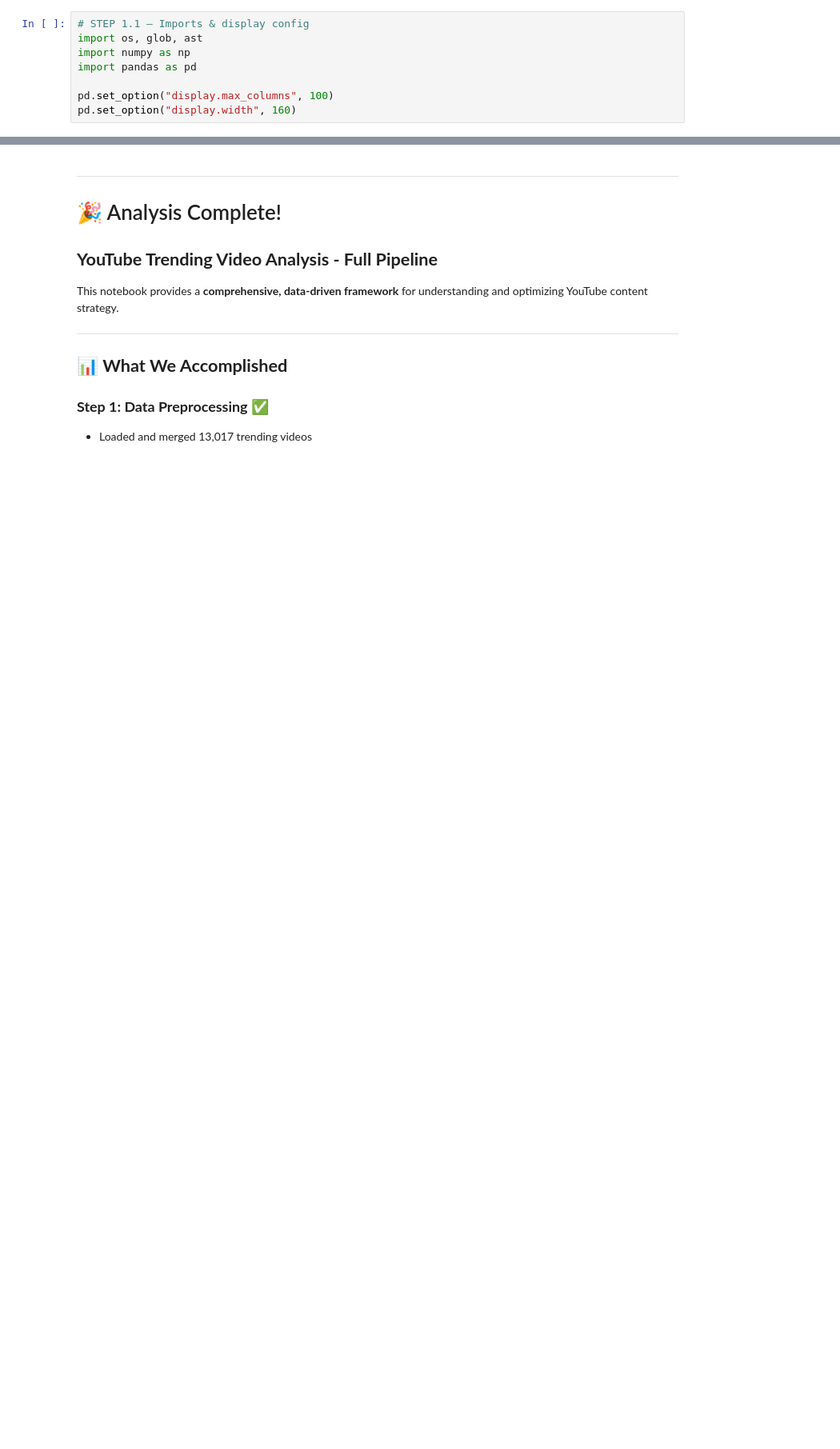
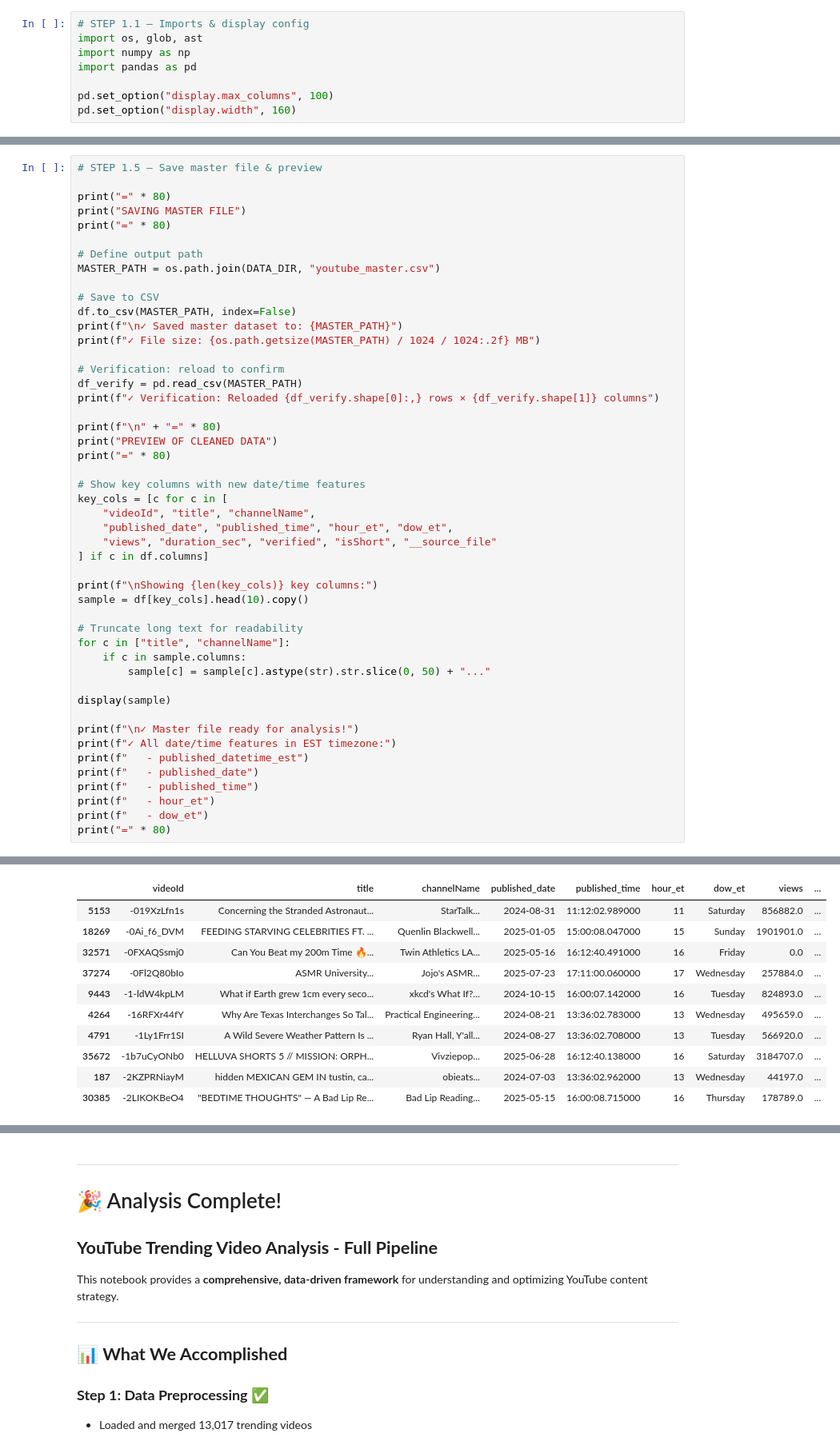
Before and after one commit to Dadaranger/YouTube-Analysis-Project, a Jupyter notebook: research.ipynb, the cells around one changed output, grey strips where cells are left out. Shown at 80% size. Saved outputs shown, nothing was run; the diff lists cells and outputs as text; blank space fills up the shorter version.

```diff
--- a/research.ipynb
+++ b/research.ipynb
@@ -347,0 +411,49 @@ df.head()
+# %%
+# STEP 1.5 — Save master file & preview
+
+print("=" * 80)
+print("SAVING MASTER FILE")
+print("=" * 80)
+
+# Define output path
+MASTER_PATH = os.path.join(DATA_DIR, "youtube_master.csv")
+
+# Save to CSV
+df.to_csv(MASTER_PATH, index=False)
+print(f"\n✓ Saved master dataset to: {MASTER_PATH}")
+print(f"✓ File size: {os.path.getsize(MASTER_PATH) / 1024 / 1024:.2f} MB")
+
+# Verification: reload to confirm
+df_verify = pd.read_csv(MASTER_PATH)
+print(f"✓ Verification: Reloaded {df_verify.shape[0]:,} rows × {df_verify.shape[1]} columns")
+
+print(f"\n" + "=" * 80)
+print("PREVIEW OF CLEANED DATA")
+print("=" * 80)
+
+# Show key columns with new date/time features
+key_cols = [c for c in [
+    "videoId", "title", "channelName",
+    "published_date", "published_time", "hour_et", "dow_et",
+    "views", "duration_sec", "verified", "isShort", "__source_file"
+] if c in df.columns]
+
+print(f"\nShowing {len(key_cols)} key columns:")
+sample = df[key_cols].head(10).copy()
+
+# Truncate long text for readability
+for c in ["title", "channelName"]:
+    if c in sample.columns:
+        sample[c] = sample[c].astype(str).str.slice(0, 50) + "..."
+
+display(sample)
+
+print(f"\n✓ Master file ready for analysis!")
+print(f"✓ All date/time features in EST timezone:")
+print(f"   - published_datetime_est")
+print(f"   - published_date")
+print(f"   - published_time")
+print(f"   - hour_et")
+print(f"   - dow_et")
+print("=" * 80)
+# %% [output]
@@ -347,0 +477,11 @@ df.head()
+|  | videoId | title | channelName | published_date | published_time | hour_et | dow_et | views | ... |
+| 5153 | -019XzLfn1s | Concerning the Stranded Astronaut... | StarTalk... | 2024-08-31 | 11:12:02.989000 | 11 | Saturday | 856882.0 | ... |
+| 18269 | -0Ai_f6_DVM | FEEDING STARVING CELEBRITIES FT. ... | Quenlin Blackwell... | 2025-01-05 | 15:00:08.047000 | 15 | Sunday | 1901901.0 | ... |
+| 32571 | -0FXAQSsmj0 | Can You Beat my 200m Time 🔥... | Twin Athletics LA... | 2025-05-16 | 16:12:40.491000 | 16 | Friday | 0.0 | ... |
+| 37274 | -0Fl2Q80bIo | ASMR University... | Jojo's ASMR... | 2025-07-23 | 17:11:00.060000 | 17 | Wednesday | 257884.0 | ... |
+| 9443 | -1-ldW4kpLM | What if Earth grew 1cm every seco... | xkcd's What If?... | 2024-10-15 | 16:00:07.142000 | 16 | Tuesday | 824893.0 | ... |
+| 4264 | -16RFXr44fY | Why Are Texas Interchanges So Tal... | Practical Engineering... | 2024-08-21 | 13:36:02.783000 | 13 | Wednesday | 495659.0 | ... |
+| 4791 | -1Ly1Frr1SI | A Wild Severe Weather Pattern Is ... | Ryan Hall, Y'all... | 2024-08-27 | 13:36:02.708000 | 13 | Tuesday | 566920.0 | ... |
+| 35672 | -1b7uCyONb0 | HELLUVA SHORTS 5 // MISSION: ORPH... | Vivziepop... | 2025-06-28 | 16:12:40.138000 | 16 | Saturday | 3184707.0 | ... |
+| 187 | -2KZPRNiayM | hidden MEXICAN GEM IN tustin, ca... | obieats... | 2024-07-03 | 13:36:02.962000 | 13 | Wednesday | 44197.0 | ... |
+| 30385 | -2LIKOKBeO4 | "BEDTIME THOUGHTS" — A Bad Lip Re... | Bad Lip Reading... | 2025-05-15 | 16:00:08.715000 | 16 | Thursday | 178789.0 | ... |
```
Also changed, not shown: parts of 73 cells of this notebook, 17 other files.
